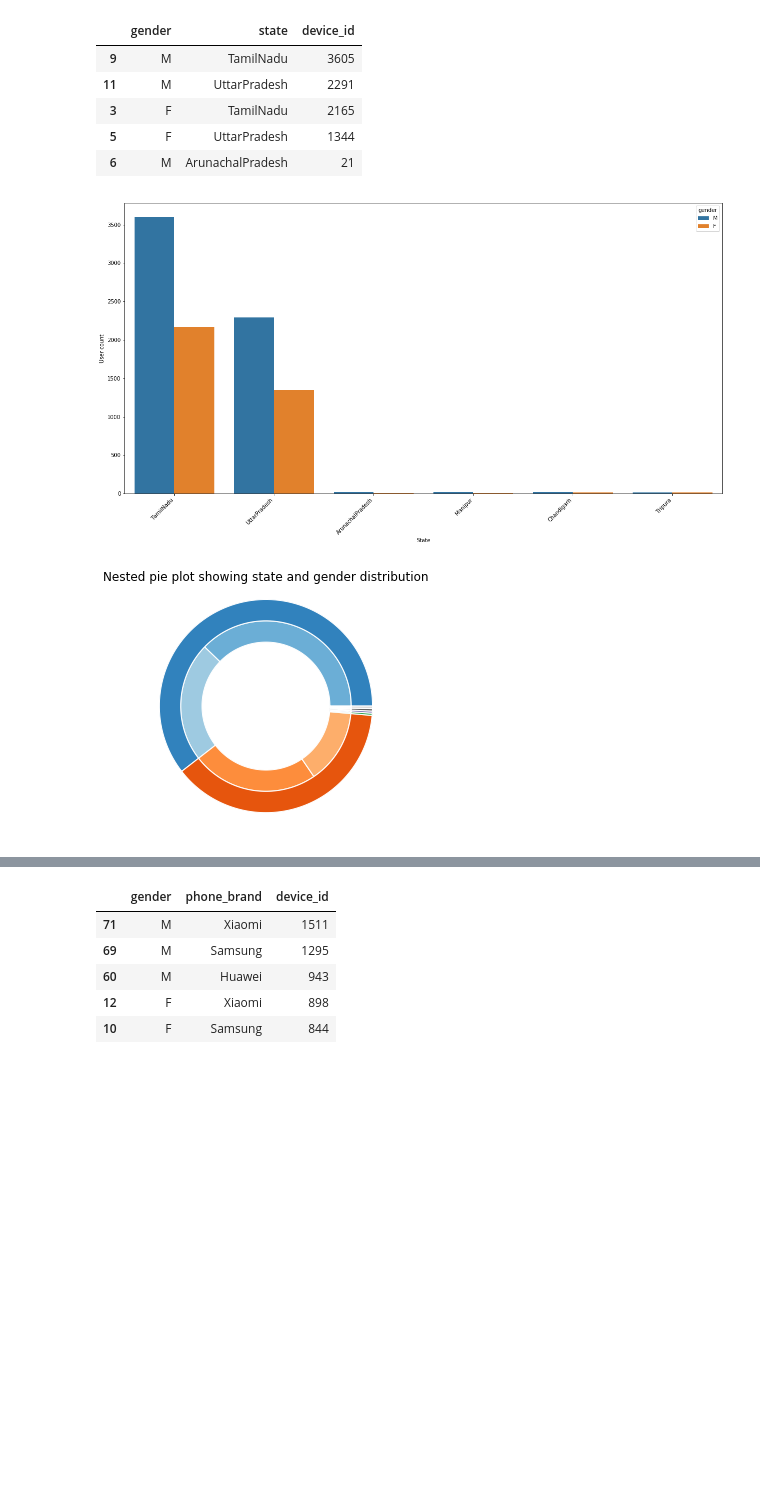
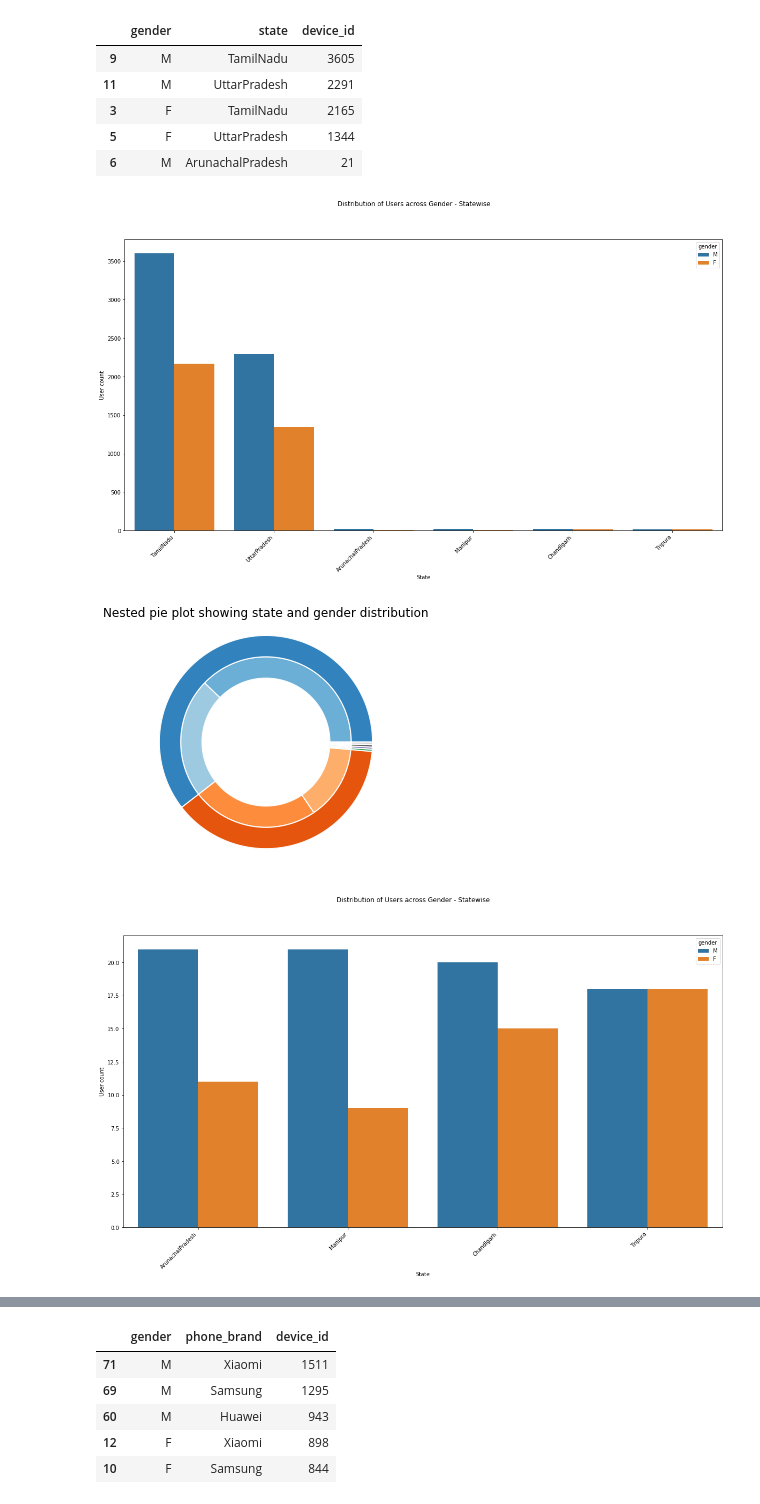
Before and after one commit to amondkar/CAPSTONE-PROJECT1, a Jupyter notebook: Mobile Data Usage - Data Analytics - V2.ipynb, the cells around one changed output, grey strips where cells are left out. Drawn from its saved outputs; the diff is of its cells as text; code cells hidden in the pictures; blank space fills up the shorter version.

```diff
--- a/Mobile Data Usage - Data Analytics - V2.ipynb
+++ b/Mobile Data Usage - Data Analytics - V2.ipynb
@@ -738,35 +679,48 @@ fig3, ax3 = plt.subplots(figsize = (20,10))
 sns.barplot(x="state", y="device_id", data=gender_device_summary_data,ax=ax3,hue='gender')
 ax3.set(xlabel='State', ylabel='User count')
 ax3.set_xticklabels(ax3.get_xticklabels(), rotation=45, horizontalalignment='right')
+
+fig3.suptitle("Distribution of Users across Gender - Statewise")
 
 fig4, ax4 = plt.subplots(subplot_kw=dict(polar=True))
 
 size = 0.2
 vals = gender_summary_data[['male_count','female_count']].values
 valsnorm = vals/np.sum(vals)*2*np.pi
 
 
 valsleft = np.cumsum(np.append(0, valsnorm.flatten()[:-1])).reshape(vals.shape)
 
 cmap = plt.get_cmap("tab20c")
 outer_colors = cmap(np.arange(len(vals))*4)
 inner_colors = cmap(np.array([1, 2, 5, 6, 9, 10,12,14,16,18,20,22]))
 
 
 ax4.bar(x=valsleft.flatten(),
        width=valsnorm.flatten(), bottom=1-2*size, height=size,
        color=inner_colors, edgecolor='w', linewidth=1, align="edge")
 
 
 
 ax4.bar(x=valsleft[:, 0],
        width=valsnorm.sum(axis=1), bottom=1-size, height=size,
        color=outer_colors, edgecolor='w', linewidth=1, align="edge")
 
 
 ax4.set(title="Nested pie plot showing state and gender distribution")
 ax4.set_axis_off()
+
+
+fig31, ax31 = plt.subplots(figsize = (20,10))
+
+sns.barplot(x="state", y="device_id", data=gender_device_summary_data[~gender_device_summary_data['state'].isin(['TamilNadu','UttarPradesh'])],ax=ax31,hue='gender')
+ax31.set(xlabel='State', ylabel='User count')
+ax31.set_xticklabels(ax31.get_xticklabels(), rotation=45, horizontalalignment='right')
+
+fig31.suptitle("Distribution of Users across Gender - Statewise")
+
 plt.show()
 # %% [output]
-[figure, old version]
+[figure, new version]
 [figure]
+[figure, added]
```
Also changed, not shown: parts of 55 cells of this notebook.
